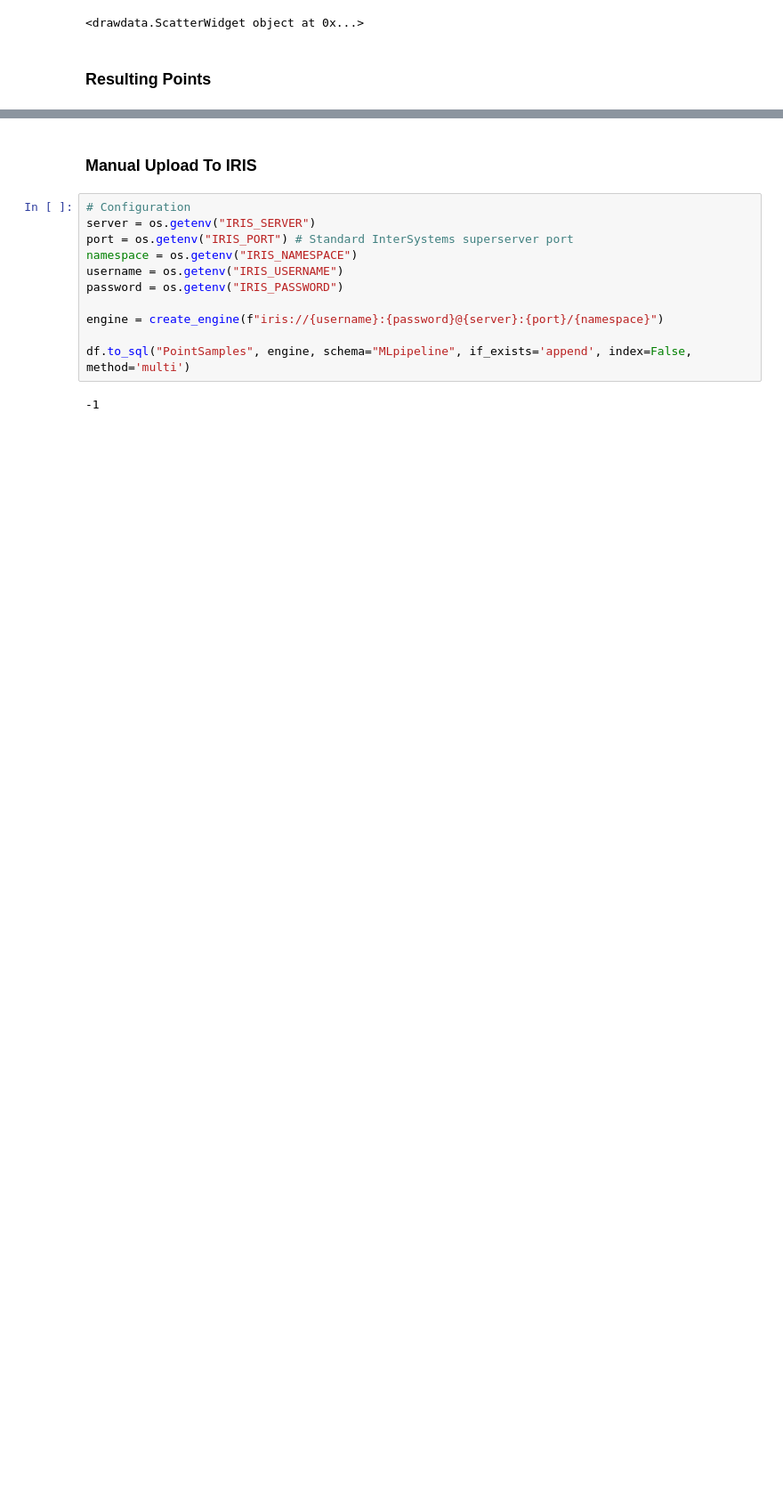
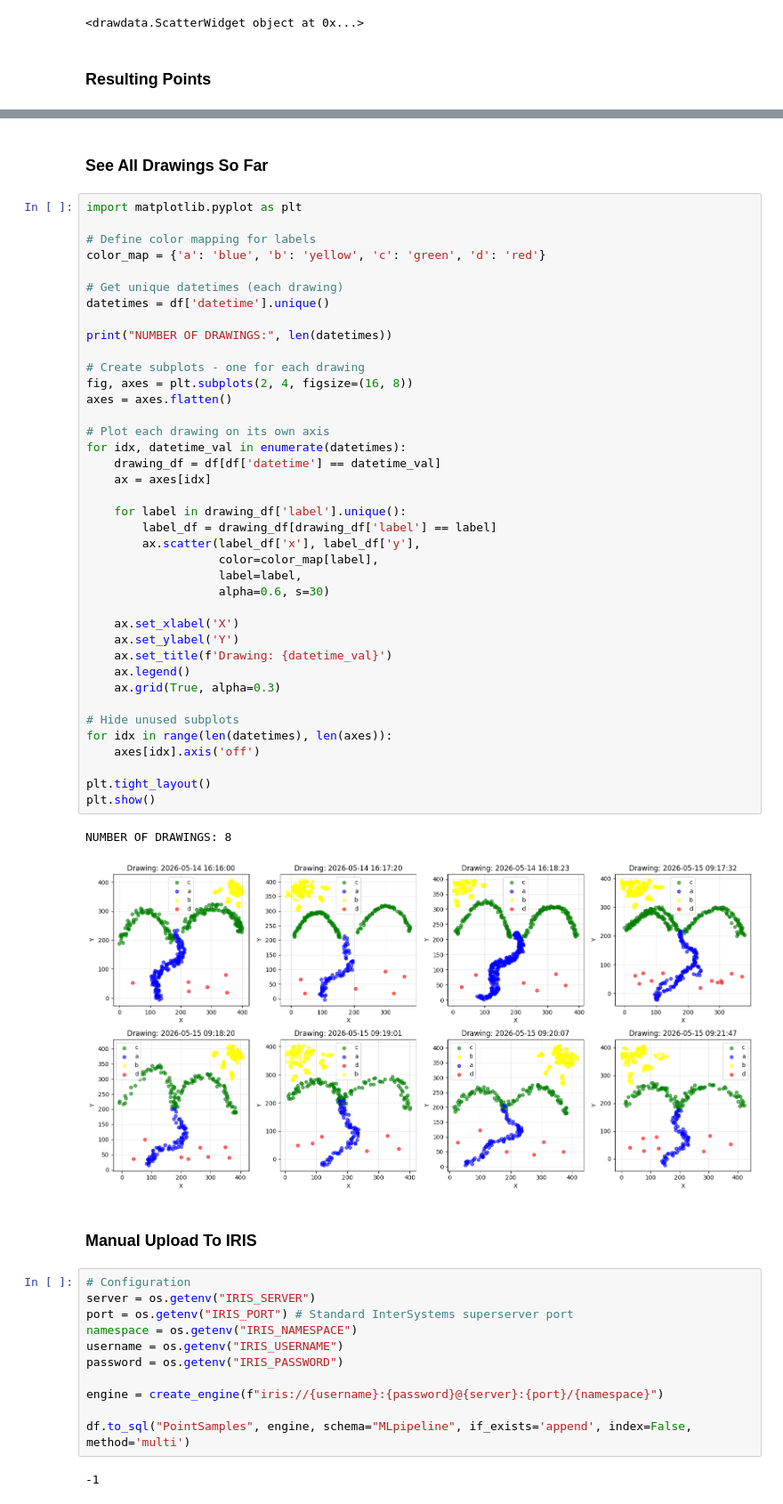
Before and after one commit to JorgeIvanJH/IRIS_and_MLflow-Continuous-Training-Pipeline, a Jupyter notebook: dur/data/mockdata_generator.ipynb, the cells around one changed output, grey strips where cells are left out. Shown at 89% size. Drawn from its saved outputs; the diff is of its cells as text; blank space fills up the shorter version.

```diff
--- a/dur/data/mockdata_generator.ipynb
+++ b/dur/data/mockdata_generator.ipynb
@@ -41,3 +49,47 @@ df.describe()
+# %% [markdown]
+### See All Drawings So Far
+# %%
+import matplotlib.pyplot as plt
+
+# Define color mapping for labels
+color_map = {'a': 'blue', 'b': 'yellow', 'c': 'green', 'd': 'red'}
+
+# Get unique datetimes (each drawing)
+datetimes = df['datetime'].unique()
+
+print("NUMBER OF DRAWINGS:", len(datetimes))
+
+# Create subplots - one for each drawing
+fig, axes = plt.subplots(2, 4, figsize=(16, 8))
+axes = axes.flatten()
+
+# Plot each drawing on its own axis
+for idx, datetime_val in enumerate(datetimes):
+    drawing_df = df[df['datetime'] == datetime_val]
+    ax = axes[idx]
+
+    for label in drawing_df['label'].unique():
+        label_df = drawing_df[drawing_df['label'] == label]
+        ax.scatter(label_df['x'], label_df['y'],
+                   color=color_map[label],
+                   label=label,
+                   alpha=0.6, s=30)
+
+    ax.set_xlabel('X')
+    ax.set_ylabel('Y')
+    ax.set_title(f'Drawing: {datetime_val}')
+    ax.legend()
+    ax.grid(True, alpha=0.3)
+
+# Hide unused subplots
+for idx in range(len(datetimes), len(axes)):
+    axes[idx].axis('off')
+
+plt.tight_layout()
+plt.show()
+# %% [output]
+NUMBER OF DRAWINGS: 8
+[figure, added]
 # %% [markdown]
 ### Manual Upload To IRIS
 # %%
```
Also changed, not shown: parts of 3 cells of this notebook, 4 other files.
